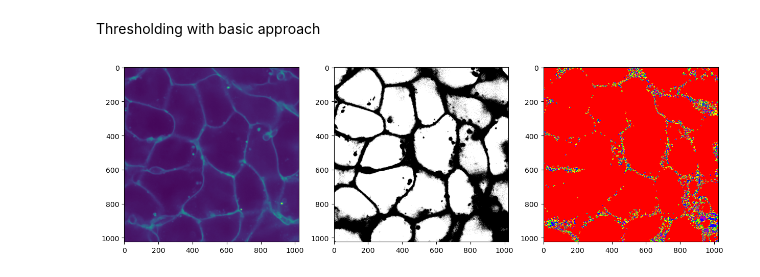
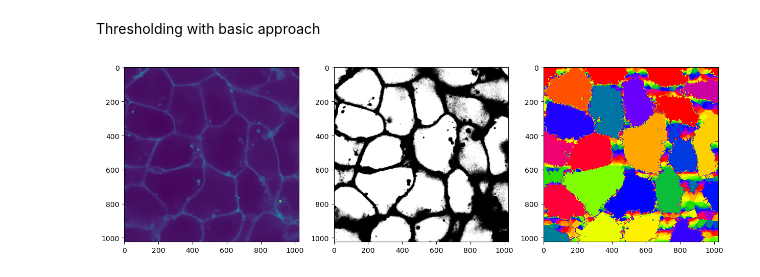
Before and after one commit to kgallik/PythonScripts, a Jupyter notebook: CLE-Notes/cle_Tutorials.ipynb, the cells around one changed output. Saved outputs shown, nothing was run; the diff lists cells and outputs as text; code cells hidden in the pictures.

```diff
--- a/CLE-Notes/cle_Tutorials.ipynb
+++ b/CLE-Notes/cle_Tutorials.ipynb
@@ -814,20 +816,15 @@ array([[447, 430, 461, ..., 373, 383, 345],
 Thresholding with basic approach
 # %%
 threshold = 550
-binary = input_image < threshold
+input_slice = input_image[21,:,:]
+binary = input_slice < threshold
 labels = cle.voronoi_labeling(binary)
 
 fig, axs = plt.subplots(1, 3, figsize=(15, 15))
-axs[0].imshow(input_image[21,:,:])
-axs[1].imshow(binary[21,:,:], cmap='gray')
-axs[2].imshow(labels[21,:,:], cmap='prism')
+axs[0].imshow(input_slice)
+axs[1].imshow(binary, cmap='gray')
+axs[2].imshow(labels, cmap='prism')
 plt.show()
+# %% [output]
+[figure, added]
-# %%
-fig, axs = plt.subplots(1, 3, figsize=(15, 15))
-axs[0].imshow(input_image[17,:,:])
-axs[1].imshow(binary[22,:,:], cmap='gray')
-axs[2].imshow(labels[22,:,:], cmap='prism')
-plt.show()
-# %% [output]
-[figure, removed]
 # %% [markdown]
```
Also changed, not shown: parts of 13 cells of this notebook.
